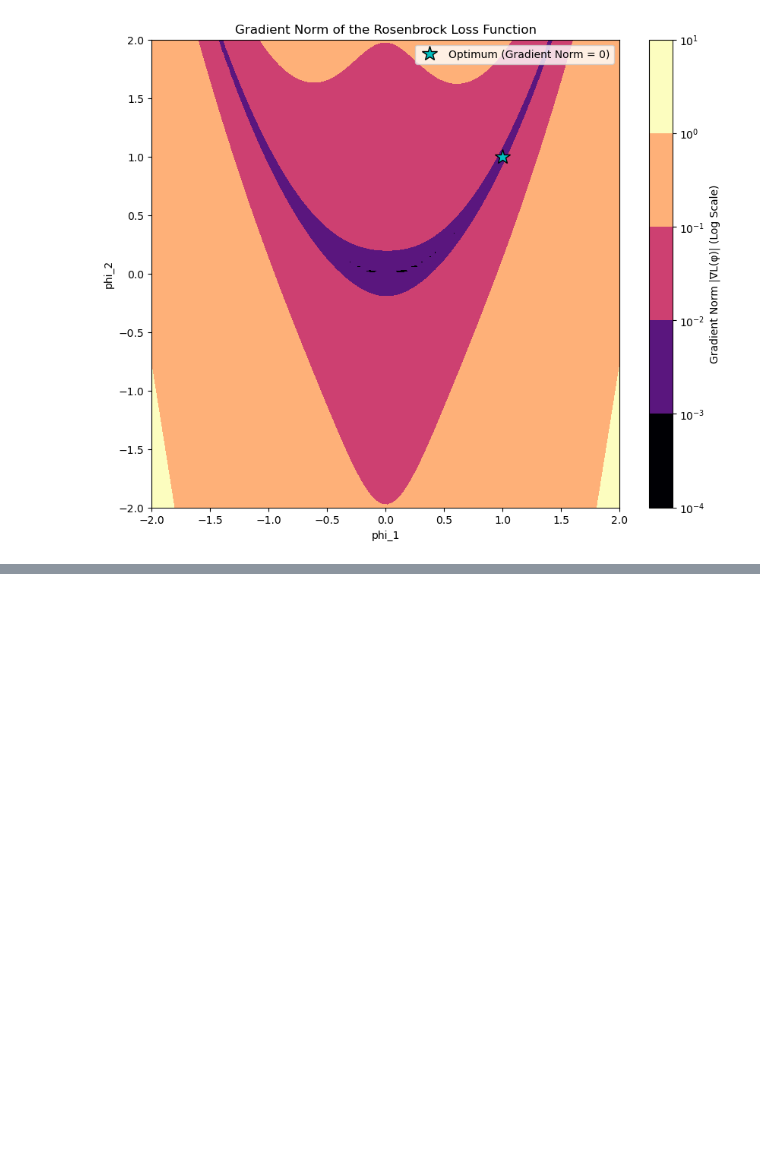
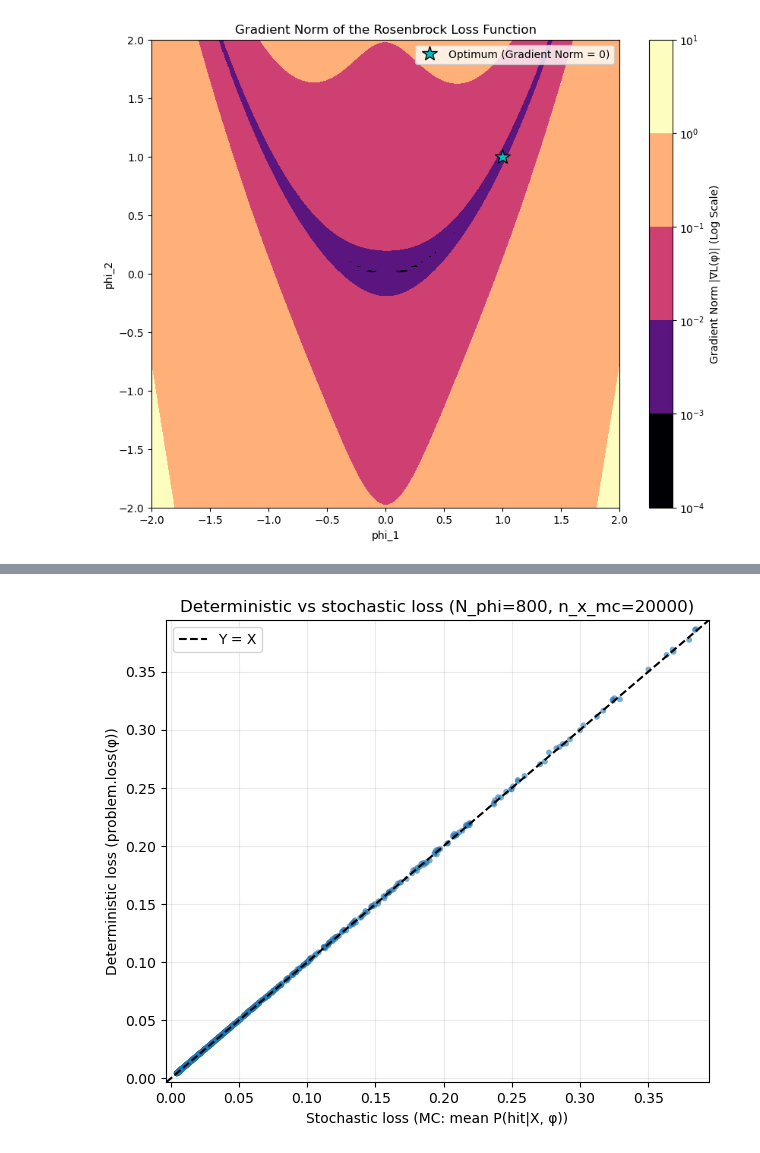
Before and after one commit to lfpc/BlackBoxOptimization, a Jupyter notebook: tests_notebooks/old/test_toy_problem.ipynb, the cells around one changed output, grey strips where cells are left out. Drawn from its saved outputs; the diff is of its cells as text; code cells hidden in the pictures; blank space fills up the shorter version.

```diff
--- a/tests_notebooks/old/test_toy_problem.ipynb
+++ b/tests_notebooks/old/test_toy_problem.ipynb
@@ -12 +13,4 @@ from problems import ThreeHump_stochastic_hits, Rosenbrock_stochastic_hits, Heli
+# %%
+torch.manual_seed(0)
+device = torch.device("cuda" if torch.cuda.is_available() else "cpu")
 # %%
@@ -291,0 +185,3 @@ NameError: name 'torch' is not defined
+# %%
+sens_integral = problem._integrate_sensitivity(phi_optimal.view(1,-1)).item()
+sens_integral
@@ -291,0 +190,74 @@ NameError: name 'torch' is not defined
+# %%
+N_phi = 800          # number of PHI points
+n_x_mc = 20_000      # MC X samples per PHI (used if problem.n_samples exists)
+phi_batch = 64       # batch PHIs to limit memory
+
+# --- sample PHIs uniformly within bounds ---
+bounds = problem.GetBounds(device=device)          # shape (2, dim)
+dim = bounds.shape[1]
+phis = (bounds[1] - bounds[0]) * torch.rand(N_phi, dim, device=device) + bounds[0]
+
+with torch.no_grad():
+    y_det = problem.loss(phis).view(-1)*sens_integral# / problem.y_max + problem.offset).clamp(max=1.0)
+
+# --- stochastic estimate: MC over X of P(hit|X,phi) ---
+x_stoch = torch.empty(N_phi, device=device)
+
+old_n = getattr(problem, "n_samples", None)
+if old_n is not None:
+    problem.n_samples = int(n_x_mc)
+
+with torch.no_grad():
+    for i in range(0, N_phi, phi_batch):
+        phib = phis[i : i + phi_batch]  # (B, dim)
+
+        # sample X (handle both return styles: X or (X, weights, ...))
+        try:
+            out = problem.sample_x(phib, device=device)
+        except TypeError:
+            out = problem.sample_x(phib)
+
+        if isinstance(out, (tuple, list)):
+            Xb = out[0]
+            wb = out[1] if len(out) > 1 else None
+        else:
+            Xb, wb = out, None
+
+        pb = problem.probability_of_hit(phib, Xb)  # expected shape (B, n_x)
+
+        # weighted mean if weights are provided and compatible; else plain mean
+        if wb is not None:
+            try:
+                xb = (pb * wb).sum(dim=1) / wb.sum(dim=1).clamp_min(1e-12)
+            except Exception:
+                xb = pb.mean(dim=1)
+        else:
+            xb = pb.mean(dim=1)
+
+        x_stoch[i : i + phib.shape[0]] = xb.view(-1)
+
+if old_n is not None:
+    problem.n_samples = old_n
+
+# --- plot ---
+x = x_stoch.detach().cpu().numpy()
+y = y_det.detach().cpu().numpy()
+
+plt.figure(figsize=(7, 6))
+plt.scatter(x, y, s=18, alpha=0.6, edgecolor="none")
+
+lo = float(min(x.min(), y.min()))
+hi = float(max(x.max(), y.max()))
+pad = 0.02 * (hi - lo + 1e-12)
+lo, hi = lo - pad, hi + pad
+plt.plot([lo, hi], [lo, hi], "k--", lw=1.5, label="Y = X")
+
+plt.xlim(lo, hi); plt.ylim(lo, hi)
+plt.xlabel("Stochastic loss (MC: mean P(hit|X, φ))")
+plt.ylabel("Deterministic loss (problem.loss(φ))")
+plt.title(f"Deterministic vs stochastic loss (N_phi={N_phi}, n_x_mc={n_x_mc})")
+plt.grid(True, alpha=0.25)
+plt.legend()
+plt.show()
+# %% [output]
+[figure, added]
```
Also changed, not shown: parts of 13 cells of this notebook, 9 other files.
